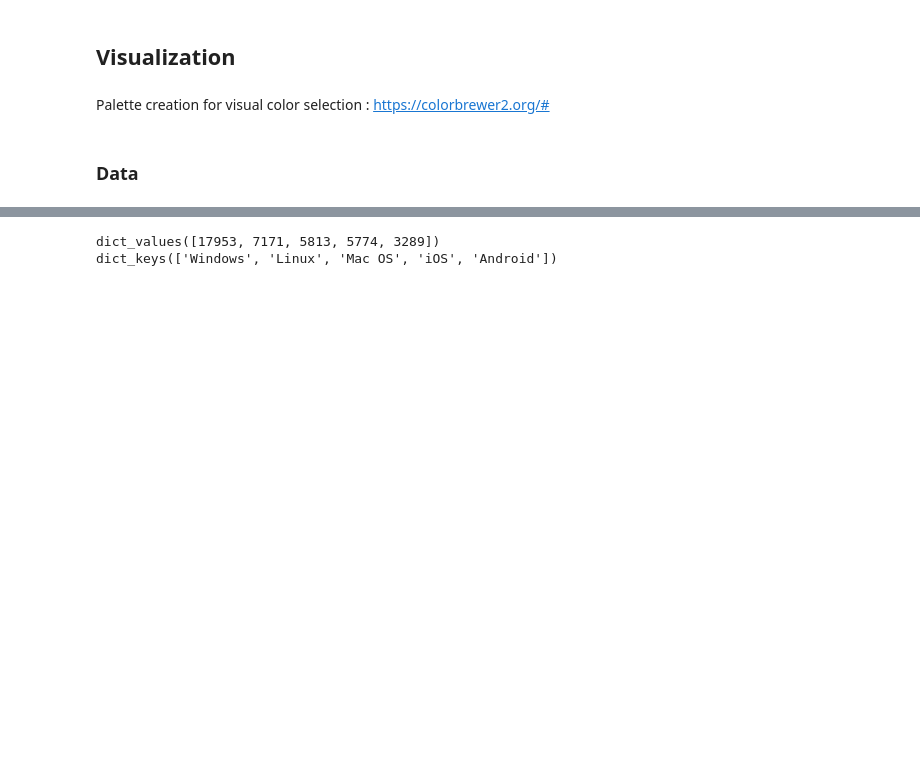
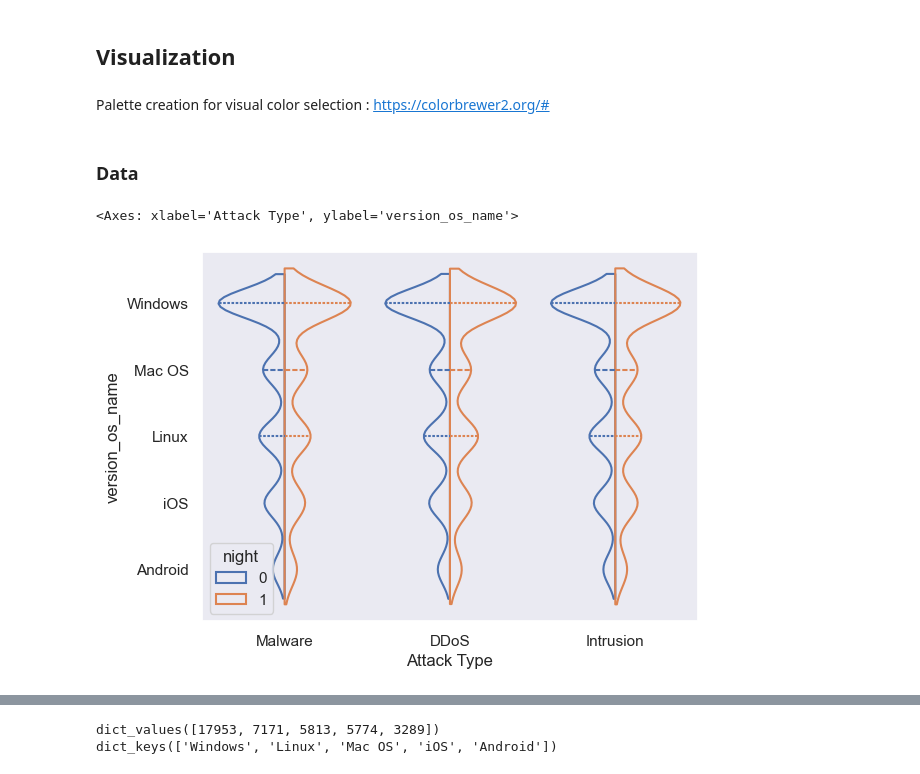
Before and after one commit to victor-coppin/ML_CyberAttack, a Jupyter notebook: CyberAttack_predictor.ipynb, the cells around one changed output, grey strips where cells are left out. Cells and saved outputs as stored; diff of their text form; code cells hidden in the pictures; blank space fills up the shorter version.

Commit message:
Data Engeneering and ML

```diff
--- a/CyberAttack_predictor.ipynb
+++ b/CyberAttack_predictor.ipynb
@@ -82,0 +216,4 @@ df_OS_list = pd.read_excel('Data/list_os_ browsers.xlsx', sheet_name='EOC OS')
+# %%
+import numpy as np
+df['packet_length_bins'] = pd.cut(df['Packet Length'], bins=[0, 100, 500, 1500, np.inf], labels=["very small", "small", "medium", "large"])
+df =df.drop('Packet Length', axis=1)
@@ -93,6 +369,14 @@ sns.set_palette(palette_os)
 ### Data
 # %%
 import matplotlib.pyplot as plt
+# %%
+sns.set_theme(style="dark")
+
+sns.violinplot(data=df, x="Attack Type", y="version_os_name", hue="night",
+               split=True, inner="quart", fill=False)
+# %% [output]
+<Axes: xlabel='Attack Type', ylabel='version_os_name'>
+[figure, added]
 # %%
 df_view = df
 def version_os_name(row):
```
Also changed, not shown: parts of 29 cells of this notebook, 1 other file.
